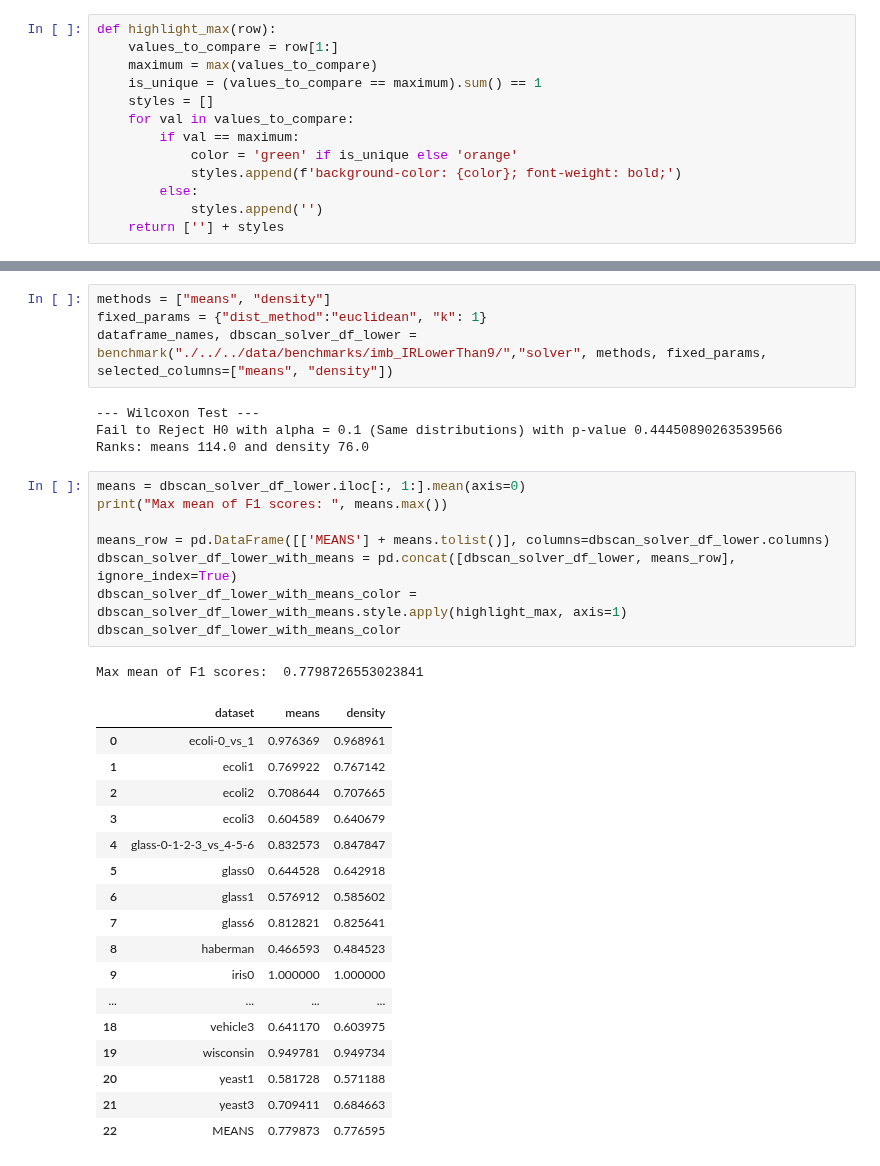
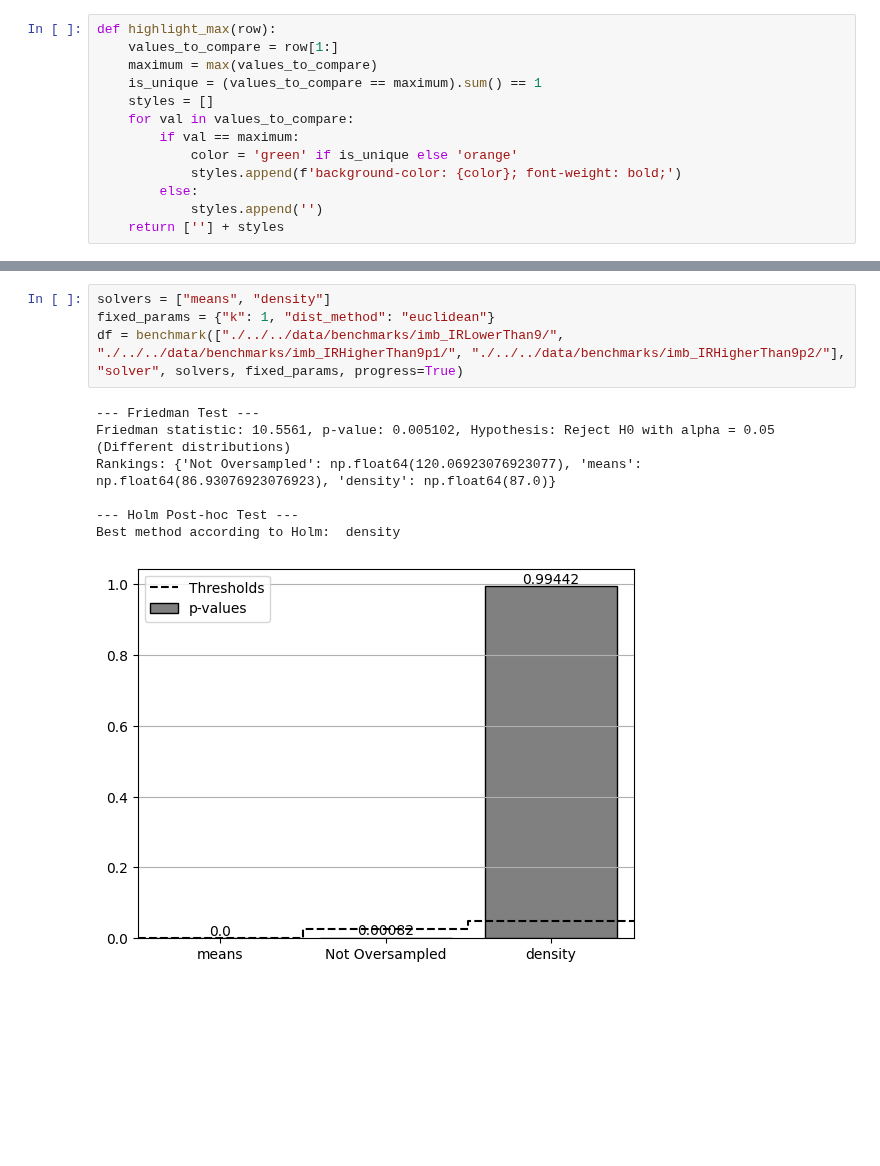
Before and after one commit to UnaiLalana/DAB-SMOTE, a Jupyter notebook: notebooks/benchmarks/StatisticalBenchmarkEvaluation.ipynb, the cells around one changed output, grey strips where cells are left out. Drawn from its saved outputs; the diff is of its cells as text; blank space fills up the shorter version.

Commit message:
first part of the statistical benchmark implementation

```diff
--- a/notebooks/benchmarks/StatisticalBenchmarkEvaluation.ipynb
+++ b/notebooks/benchmarks/StatisticalBenchmarkEvaluation.ipynb
@@ -408,35 +239,12 @@ Mean F1 Scores for Higher IR (Density): 0.47281448746798393
 # %%
-methods = ["means", "density"]
-fixed_params = {"dist_method":"euclidean", "k": 1}
-dataframe_names, dbscan_solver_df_lower = benchmark("./../../data/benchmarks/imb_IRLowerThan9/","solver", methods, fixed_params, selected_columns=["means", "density"])
+solvers = ["means", "density"]
+fixed_params = {"k": 1, "dist_method": "euclidean"}
+df = benchmark(["./../../data/benchmarks/imb_IRLowerThan9/", "./../../data/benchmarks/imb_IRHigherThan9p1/", "./../../data/benchmarks/imb_IRHigherThan9p2/"], "solver", solvers, fixed_params, progress=True)
 # %% [output]
---- Wilcoxon Test ---
-Fail to Reject H0 with alpha = 0.1 (Same distributions) with p-value 0.44450890263539566
-Ranks: means 114.0 and density 76.0
+--- Friedman Test ---
+Friedman statistic: 10.5561, p-value: 0.005102, Hypothesis: Reject H0 with alpha = 0.05 (Different distributions)
+Rankings: {'Not Oversampled': np.float64(120.06923076923077), 'means': np.float64(86.93076923076923), 'density': np.float64(87.0)}
+
+--- Holm Post-hoc Test ---
+Best method according to Holm:  density
+[figure, added]
-# %%
-means = dbscan_solver_df_lower.iloc[:, 1:].mean(axis=0)
-print("Max mean of F1 scores: ", means.max())
-
-means_row = pd.DataFrame([['MEANS'] + means.tolist()], columns=dbscan_solver_df_lower.columns)
-dbscan_solver_df_lower_with_means = pd.concat([dbscan_solver_df_lower, means_row], ignore_index=True)
-dbscan_solver_df_lower_with_means_color = dbscan_solver_df_lower_with_means.style.apply(highlight_max, axis=1)
-dbscan_solver_df_lower_with_means_color
-# %% [output]
-Max mean of F1 scores:  0.7798726553023841
-|  | dataset | means | density |
-| 0 | ecoli-0_vs_1 | 0.976369 | 0.968961 |
-| 1 | ecoli1 | 0.769922 | 0.767142 |
-| 2 | ecoli2 | 0.708644 | 0.707665 |
-| 3 | ecoli3 | 0.604589 | 0.640679 |
-| 4 | glass-0-1-2-3_vs_4-5-6 | 0.832573 | 0.847847 |
-| 5 | glass0 | 0.644528 | 0.642918 |
-| 6 | glass1 | 0.576912 | 0.585602 |
-| 7 | glass6 | 0.812821 | 0.825641 |
-| 8 | haberman | 0.466593 | 0.484523 |
-| 9 | iris0 | 1.000000 | 1.000000 |
-| ... | ... | ... | ... |
-| 18 | vehicle3 | 0.641170 | 0.603975 |
-| 19 | wisconsin | 0.949781 | 0.949734 |
-| 20 | yeast1 | 0.581728 | 0.571188 |
-| 21 | yeast3 | 0.709411 | 0.684663 |
-| 22 | MEANS | 0.779873 | 0.776595 |
```
Also changed, not shown: parts of 18 cells of this notebook, 3 other files.
